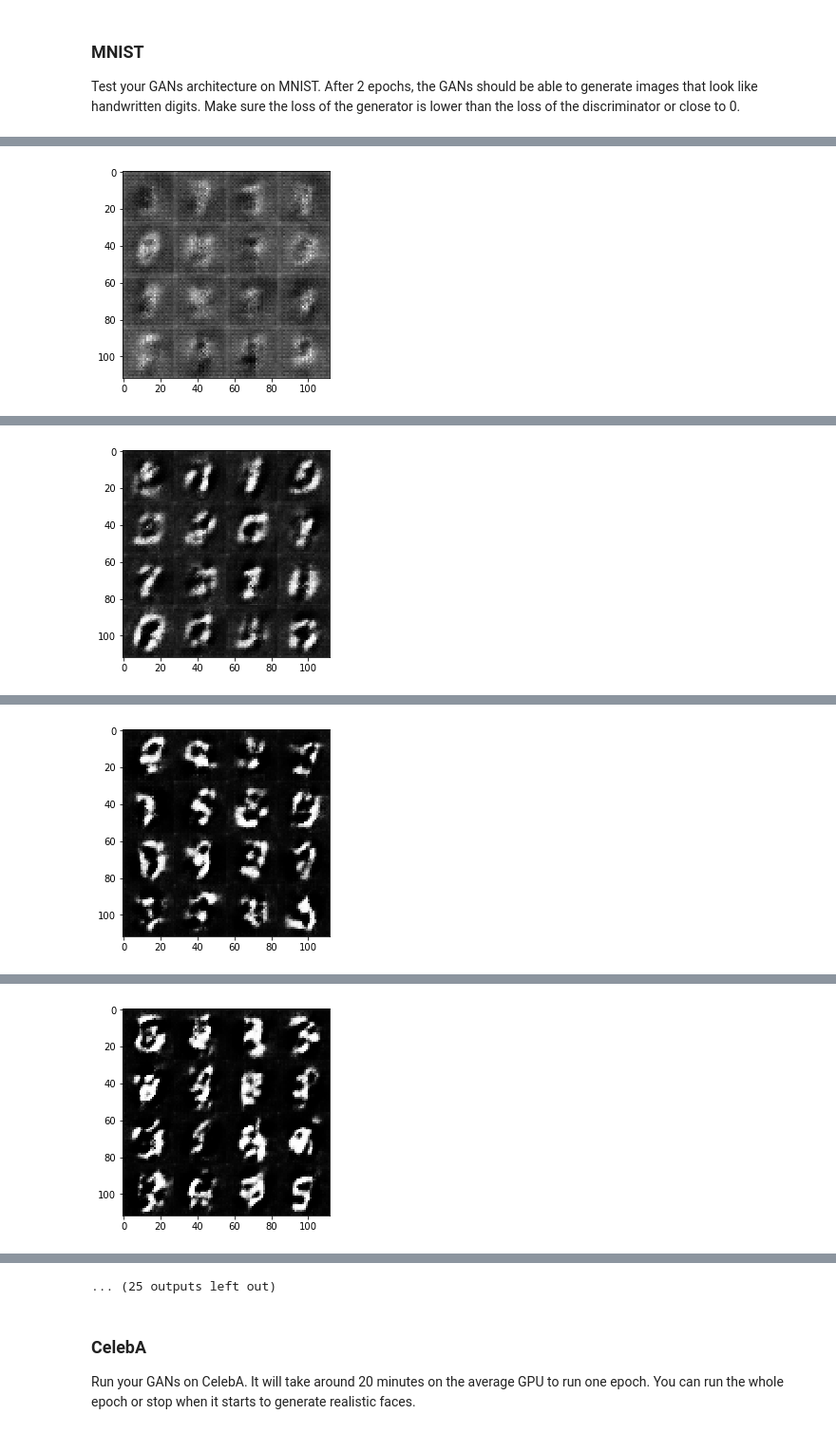
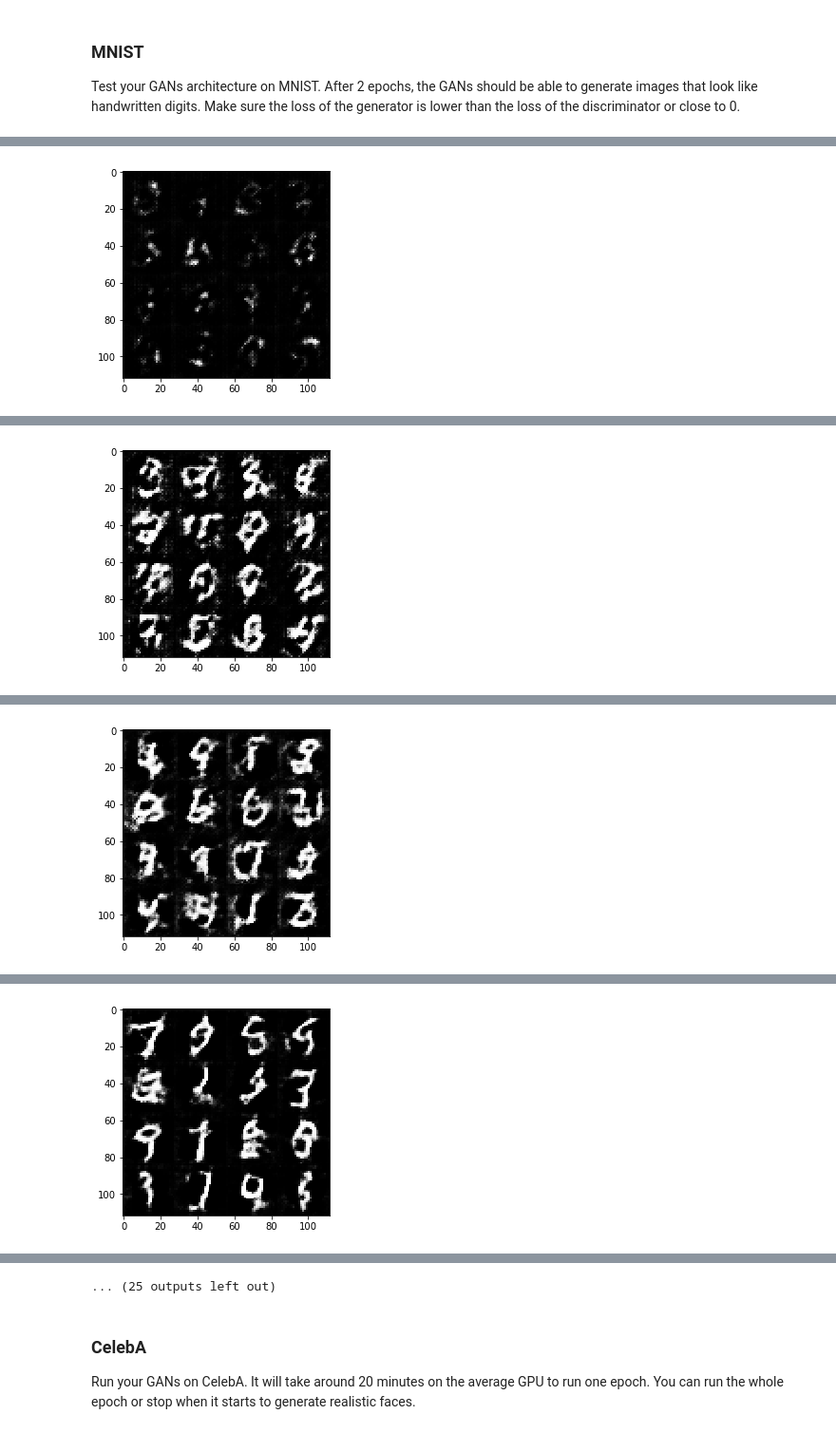
Before and after one commit to kacl780tr/dlnd_project_5, a Jupyter notebook: dlnd_face_generation.ipynb, the cells around one changed output, grey strips where cells are left out. Shown at 95% size. Drawn from its saved outputs; the diff is of its cells as text; code cells hidden in the pictures.

Commit message:
First revision
Add batch normalization and dropout to discriminator
Deepen generator network
Modify dependence handling for optimization

```diff
--- a/dlnd_face_generation.ipynb
+++ b/dlnd_face_generation.ipynb
@@ -170,16 +177,20 @@ def generator(z, out_channel_dim, is_train=True):
     :param is_train: Boolean if generator is being used for training
     :return: The tensor output of the generator
     """
-    rate_leak = 0.2
+    rate_leak = 0.1
+    init_func = tf.random_normal_initializer(mean=0.0, stddev=0.02)
     with tf.variable_scope("generator", reuse=not is_train):
-        proj = tf.layers.dense(z, 7*7*128, activation=None)
-        ucon_0 = tf.reshape(proj, [-1,7,7,128])
+        proj = tf.layers.dense(z, 7*7*512, activation=None, kernel_initializer=init_func)
+        ucon_0 = tf.reshape(proj, [-1,7,7,512])
         ucon_0 = tf.layers.batch_normalization(ucon_0, training=is_train)
         ucon_0 = tf.maximum(rate_leak*ucon_0, ucon_0)
-        ucon_1 = tf.layers.conv2d_transpose(ucon_0, 32, 5, strides=2, padding="same", activation=None)
+        ucon_1 = tf.layers.conv2d_transpose(ucon_0, 256, 5, strides=2, padding="same", kernel_initializer=init_func)
         ucon_1 = tf.layers.batch_normalization(ucon_1, training=is_train)
         ucon_1 = tf.maximum(rate_leak*ucon_1, ucon_1)
-        logit = tf.layers.conv2d_transpose(ucon_1, out_channel_dim, 5, strides=2, padding="same", activation=None)
+        ucon_2 = tf.layers.conv2d_transpose(ucon_1, 128, 5, strides=2, padding="same", kernel_initializer=init_func)
+        ucon_2 = tf.layers.batch_normalization(ucon_2, training=is_train)
+        ucon_2 = tf.maximum(rate_leak*ucon_2, ucon_2)
+        logit = tf.layers.conv2d_transpose(ucon_2, out_channel_dim, 5, strides=1, padding="same", kernel_initializer=init_func)
         image = tf.tanh(logit)
     return image
 
@@ -204,12 +215,14 @@ def model_loss(input_real, input_z, out_channel_dim):
     :param out_channel_dim: The number of channels in the output image
     :return: A tuple of (discriminator loss, generator loss)
     """
+    rate_smooth = 0.1
     model_genr = generator(input_z, out_channel_dim)
     model_disc_real, logit_disc_real = discriminator(input_real)
     model_disc_fake, logit_disc_fake = discriminator(model_genr, reuse=True)
     label_real = tf.ones_like(model_disc_fake)
     label_fake = tf.zeros_like(model_disc_fake)
-    loss_disc_real = tf.reduce_mean(tf.nn.sigmoid_cross_entropy_with_logits(logits=logit_disc_real, labels=label_real))
+    label_real_disc = tf.scalar_mul(1.0 - rate_smooth, label_real)
+    loss_disc_real = tf.reduce_mean(tf.nn.sigmoid_cross_entropy_with_logits(logits=logit_disc_real, labels=label_real_disc))
     loss_disc_fake = tf.reduce_mean(tf.nn.sigmoid_cross_entropy_with_logits(logits=logit_disc_fake, labels=label_fake))
     loss_disc = loss_disc_real + loss_disc_fake
     loss_genr = tf.reduce_mean(tf.nn.sigmoid_cross_entropy_with_logits(logits=logit_disc_fake, labels=label_real))
@@ -238,7 +251,9 @@ def model_opt(d_loss, g_loss, learning_rate, beta1):
     vars_all = tf.trainable_variables()
     vars_disc = [v for v in vars_all if v.name.startswith("discriminator")]
     vars_genr = [v for v in vars_all if v.name.startswith("generator")]
-    with tf.control_dependencies(tf.get_collection(tf.GraphKeys.UPDATE_OPS)):
+    updates_all = tf.get_collection(tf.GraphKeys.UPDATE_OPS)
+    updates_genr = [op for op in updates_all if op.name.startswith("generator")]
+    with tf.control_dependencies(updates_genr):
         trainer_disc = tf.train.AdamOptimizer(learning_rate, beta1=beta1).minimize(d_loss, var_list=vars_disc)
         trainer_genr = tf.train.AdamOptimizer(learning_rate, beta1=beta1).minimize(g_loss, var_list=vars_genr)
     return trainer_disc, trainer_genr
@@ -315,6 +330,7 @@ def train(epoch_count, batch_size, z_dim, learning_rate, beta1, get_batches, dat
                 batch_images *= 2.0
                 sess.run(trainer_disc, feed_dict={input_real: batch_images, input_z: batch_noise, rate_learn: learning_rate})
                 sess.run(trainer_genr, feed_dict={input_z: batch_noise, rate_learn: learning_rate})
+                sess.run(trainer_genr, feed_dict={input_z: batch_noise, rate_learn: learning_rate})
                 if batch % 10 == 0:
                     lossval_disc, lossval_genr = sess.run([loss_disc, loss_genr],
                                                           feed_dict={input_real: batch_images, input_z: batch_noise})
@@ -326,10 +342,9 @@ def train(epoch_count, batch_size, z_dim, learning_rate, beta1, get_batches, dat
 Test your GANs architecture on MNIST.  After 2 epochs, the GANs should be able to generate images that look like handwritten digits.  Make sure the loss of the generator is lower than the loss of the discriminator or close to 0.
 # %%
 batch_size = 64
-z_dim = 100
+z_dim = 128
 learning_rate = 0.0002
-beta1 = 0.1
-
+beta1 = 0.5
 
 """
 DON'T MODIFY ANYTHING IN THIS CELL THAT IS BELOW THIS LINE
@@ -354 +369 @@ Epoch   1/2   Batch 100 | Loss: Discriminator = 0.71815, Generator = 1.85864
-[figure, old version]
+[figure, new version]
@@ -365 +380 @@ Epoch   1/2   Batch 200 | Loss: Discriminator = 0.86462, Generator = 1.31850
-[figure, old version]
+[figure, new version]
@@ -376 +391 @@ Epoch   1/2   Batch 300 | Loss: Discriminator = 1.05178, Generator = 1.44025
-[figure, old version]
+[figure, new version]
@@ -387 +402 @@ Epoch   1/2   Batch 400 | Loss: Discriminator = 1.04546, Generator = 0.89225
-[figure, old version]
+[figure, new version]
```
Also changed, not shown: parts of 3 cells of this notebook, 1 other file.
